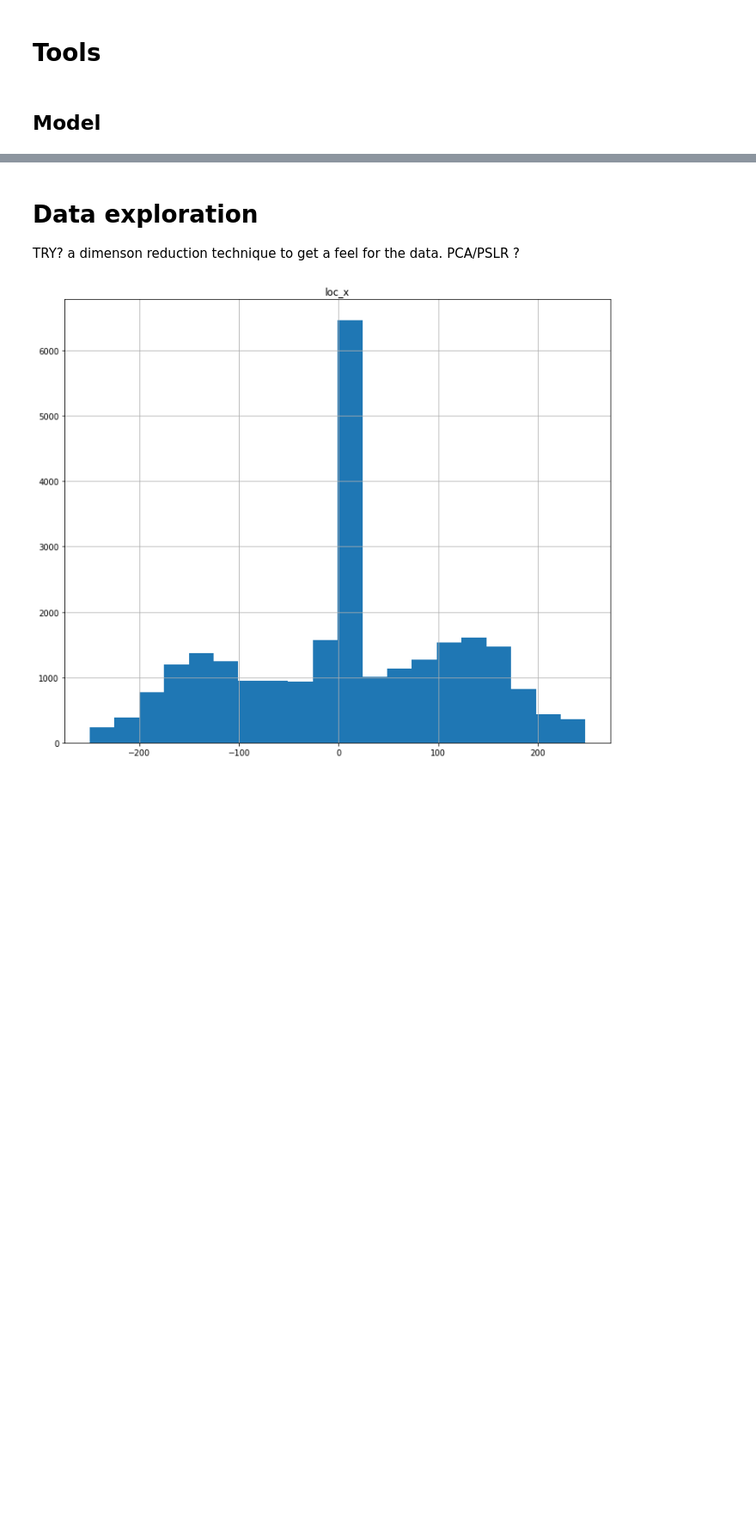
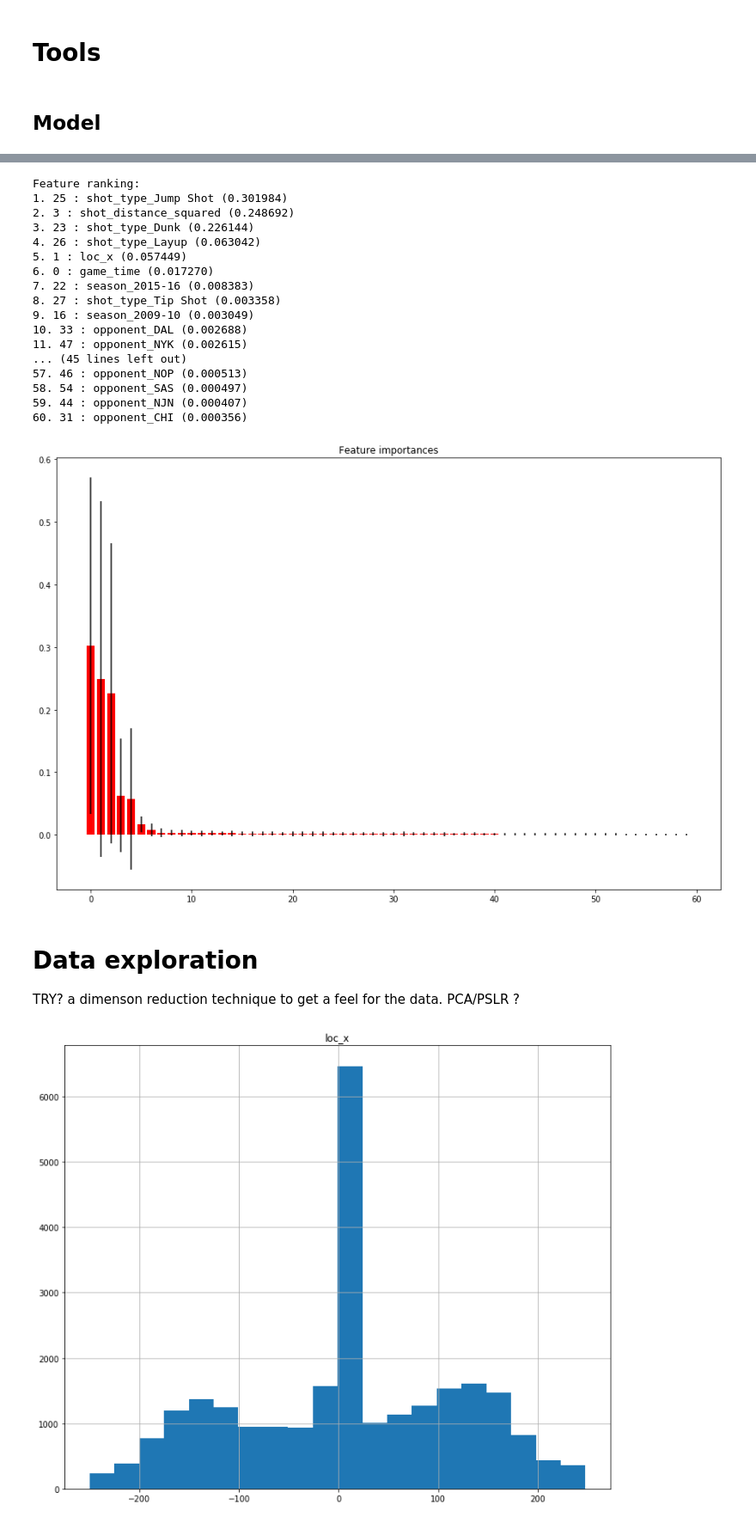
Before and after one commit to jonnor/datascience-master, a Jupyter notebook: dat200/assigment2/Basketball.ipynb, the cells around one changed output, grey strips where cells are left out. Shown at 86% size. Saved outputs shown, nothing was run; the diff lists cells and outputs as text; code cells hidden in the pictures; blank space fills up the shorter version.

Commit message:
dat200: RandomForest with continious vars working (unscaled)

```diff
--- a/dat200/assigment2/Basketball.ipynb
+++ b/dat200/assigment2/Basketball.ipynb
@@ -62,10 +64,13 @@ preprocessed = raw.copy()
 # Tools
 # %%
 # Poor-mans GridSearchCV
-def grid_search(estimator, grid, X, Y, splits=100, test_size=0.3):
+def grid_search(estimator, grid, X, Y, splits=100, test_size=0.3, print_progress=True):
     pp = ParameterGrid(grid)
 
     results = []
+
+    if print_progress:
+        print('%d models with %d splits' % (len(pp), splits))
 
     # Calculate the best hyperparameters
     for model_idx, parameters in enumerate(pp):
@@ -88,7 +93,10 @@ def grid_search(estimator, grid, X, Y, splits=100, test_size=0.3):
             training_accuracies.append(train_score)
             testing_accuracies.append(test_score)
             end_time = time.time()
-            print('iteration %d: %.2f seconds' % (seed, end_time-start_time))
+            if seed == 0:
+                sys.stdout.write('\n %d/%d: %.2f(s) ' % (model_idx, len(pp), end_time-start_time))
+            else:
+                sys.stdout.write('.')
 
         result = {
             'training_accuracy': numpy.average(training_accuracies),
@@ -98,7 +106,7 @@ def grid_search(estimator, grid, X, Y, splits=100, test_size=0.3):
         results.append(result)
 
     # Select best result and retrain model on whole dataset
-    by_accuracy = sorted(results, key=lambda r: r['testing_accuracy'])
+    by_accuracy = sorted(results, key=lambda r: r['testing_accuracy'], reverse=True)
     best_parameters = by_accuracy[0]['parameters']
     model = estimator(**best_parameters)
     model.fit(X, Y)
@@ -229,3 +242,48 @@ plot_results(r)
+# %%
+import numpy as np
+
+def plot_forest_importance(forest):
+
+    importances = forest.feature_importances_
+    std = np.std([tree.feature_importances_ for tree in forest.estimators_],
+                 axis=0)
+    indices = np.argsort(importances)[::-1]
+
+    # Print the feature ranking
+    print("Feature ranking:")
+
+    for f in range(X.shape[1]):
+        print("%d. %d : %s (%f)" % (f + 1, indices[f], X.columns[indices[f]], importances[indices[f]]), )
+
+    # Plot the feature importances of the forest
+    fig, ax = plt.subplots(figsize=(15, 10))
+    ax.set_title("Feature importances")
+    ax.bar(range(X.shape[1]), importances[indices],
+           color="r", yerr=std[indices], align="center")
+    #ax.set_xticks(range(X.shape[1]), indices)
+    #ax.set_xlim([-1, X.shape[1]])
+    return fig
+
+plot_forest_importance(best_model);
+# %% [output]
+Feature ranking:
+1. 25 : shot_type_Jump Shot (0.301984)
+2. 3 : shot_distance_squared (0.248692)
+3. 23 : shot_type_Dunk (0.226144)
+4. 26 : shot_type_Layup (0.063042)
+5. 1 : loc_x (0.057449)
+6. 0 : game_time (0.017270)
+7. 22 : season_2015-16 (0.008383)
+8. 27 : shot_type_Tip Shot (0.003358)
+9. 16 : season_2009-10 (0.003049)
+10. 33 : opponent_DAL (0.002688)
+11. 47 : opponent_NYK (0.002615)
+... (45 lines left out)
+57. 46 : opponent_NOP (0.000513)
+58. 54 : opponent_SAS (0.000497)
+59. 44 : opponent_NJN (0.000407)
+60. 31 : opponent_CHI (0.000356)
+[figure, added]
 # %%
 def make_submission(model, data):
     assert compete_set['shot_id'].shape[0] == 5000, compete_set.shape
```
Also changed, not shown: parts of 4 cells of this notebook, 1 other file.
